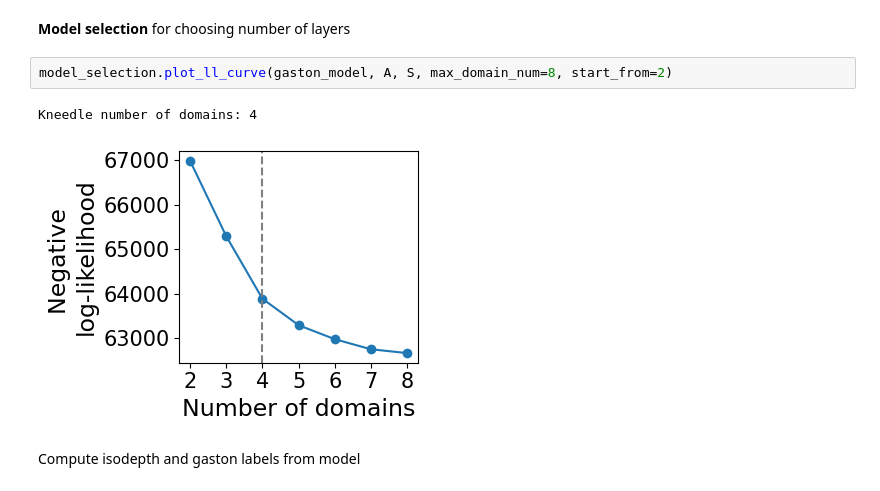
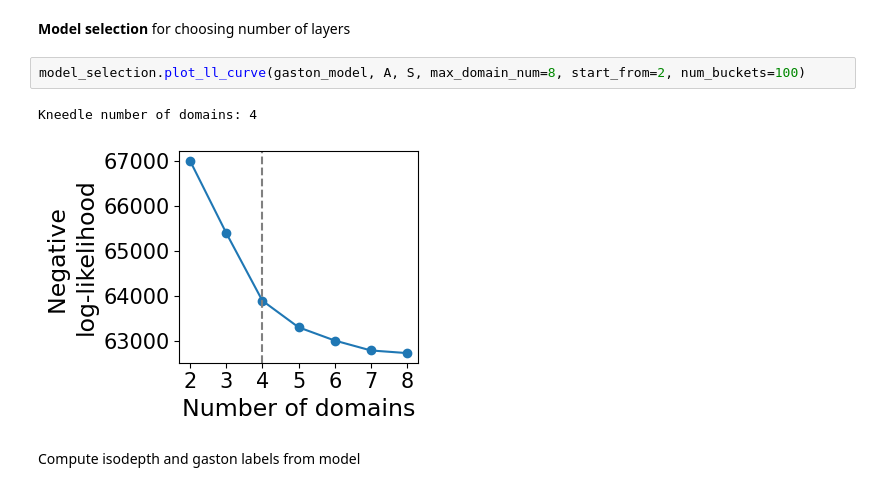
Before and after one commit to raphael-group/GASTON, a Jupyter notebook: docs/notebooks/tutorials/cerebellum_tutorial.ipynb, the cells around one changed output. Cells and saved outputs as stored; diff of their text form.

```diff
--- a/docs/notebooks/tutorials/cerebellum_tutorial.ipynb
+++ b/docs/notebooks/tutorials/cerebellum_tutorial.ipynb
@@ -255,10 +255,10 @@ best model: cerebellum_data/reproduce_cerebellum/seed19
 # %% [markdown]
 **Model selection** for choosing number of layers
 # %%
-model_selection.plot_ll_curve(gaston_model, A, S, max_domain_num=8, start_from=2)
+model_selection.plot_ll_curve(gaston_model, A, S, max_domain_num=8, start_from=2, num_buckets=100)
 # %% [output]
 Kneedle number of domains: 4
-[figure, old version]
+[figure, new version]
 # %% [markdown]
 Compute isodepth and gaston labels from model
 # %%
```
Also changed, not shown: parts of 2 cells of this notebook, 9 other files.
